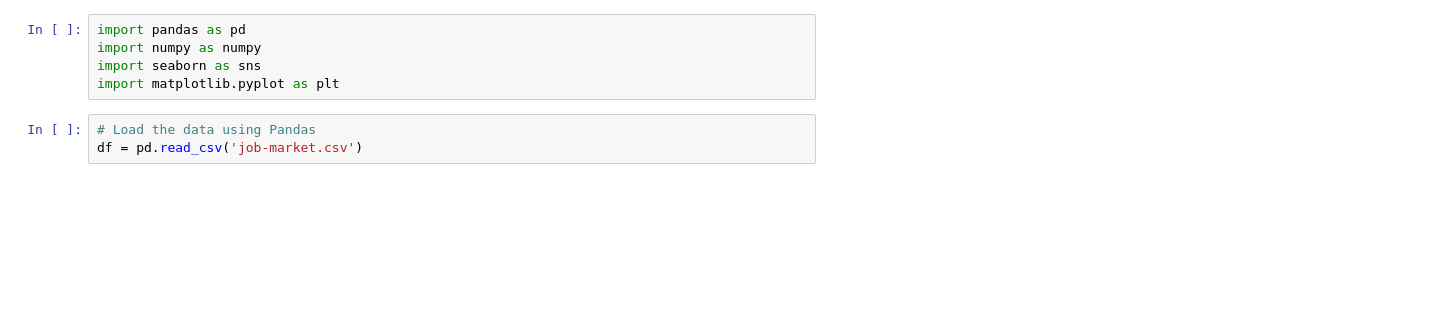
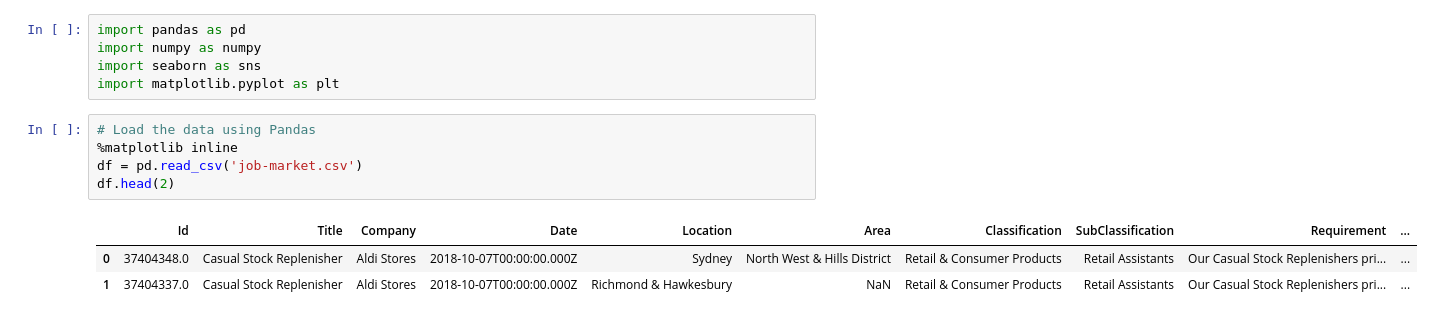
Before and after one commit to zacjensen/3803ICT-Repo, a Jupyter notebook: Lab 2/job_market.ipynb, the cells around one changed output. Cells and saved outputs as stored; diff of their text form; blank space fills up the shorter version.

```diff
--- a/Lab 2/job_market.ipynb
+++ b/Lab 2/job_market.ipynb
@@ -5,5 +5,11 @@ import seaborn as sns
 import matplotlib.pyplot as plt
 # %%
 # Load the data using Pandas
+%matplotlib inline
 df = pd.read_csv('job-market.csv')
+df.head(2)
+# %% [output]
+|  | Id | Title | Company | Date | Location | Area | Classification | SubClassification | Requirement | ... |
+| 0 | 37404348.0 | Casual Stock Replenisher | Aldi Stores | 2018-10-07T00:00:00.000Z | Sydney | North West & Hills District | Retail & Consumer Products | Retail Assistants | Our Casual Stock Replenishers pri... | ... |
+| 1 | 37404337.0 | Casual Stock Replenisher | Aldi Stores | 2018-10-07T00:00:00.000Z | Richmond & Hawkesbury | NaN | Retail & Consumer Products | Retail Assistants | Our Casual Stock Replenishers pri... | ... |
 # %%
```
Also changed, not shown: parts of 3 cells of this notebook, 2 other files.
